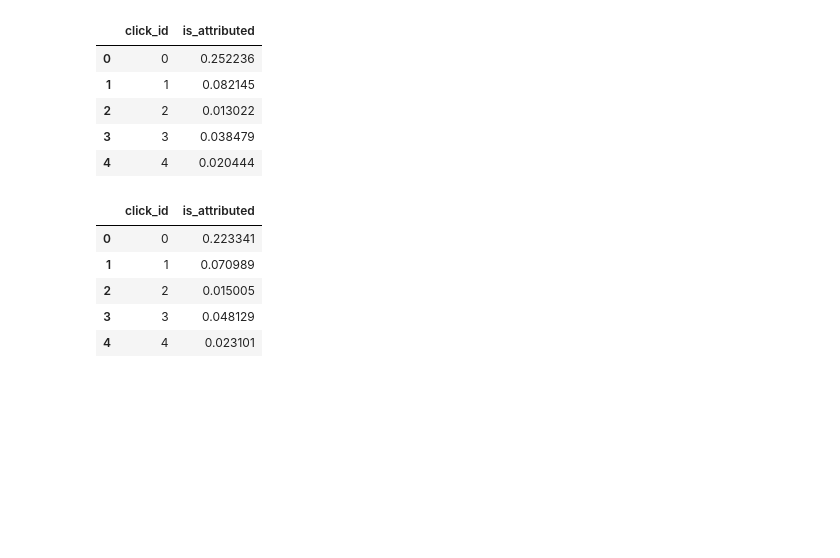
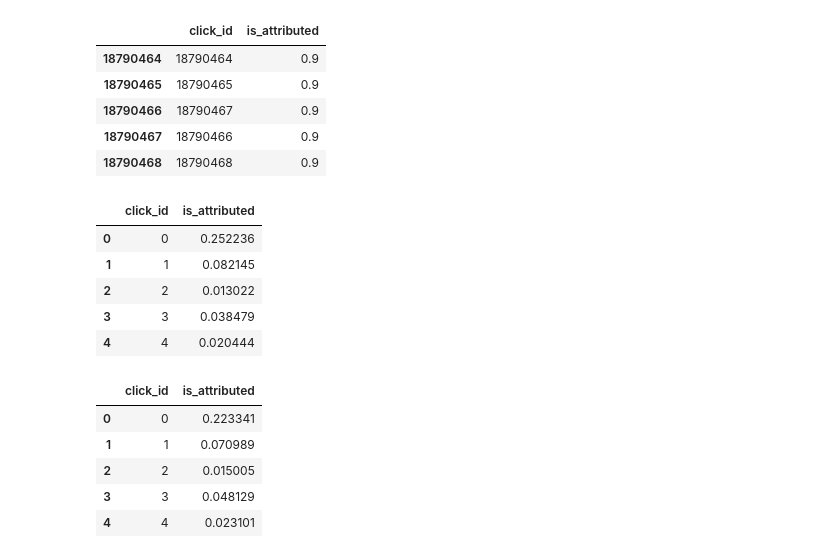
Before and after one commit to emmygold1/kaggle_proj, a Jupyter notebook: talking_data/notebooks/mixing.ipynb, the cells around one changed output. Cells and saved outputs as stored; diff of their text form; code cells hidden in the pictures; blank space fills up the shorter version.

```diff
--- a/talking_data/notebooks/mixing.ipynb
+++ b/talking_data/notebooks/mixing.ipynb
@@ -13,0 +14,11 @@ dat1.head()
+# %%
+dat1.iloc[3344125:, 1] = 0.9
+# %%
+dat1.tail()
+# %% [output]
+|  | click_id | is_attributed |
+| 18790464 | 18790464 | 0.9 |
+| 18790465 | 18790465 | 0.9 |
+| 18790466 | 18790467 | 0.9 |
+| 18790467 | 18790466 | 0.9 |
+| 18790468 | 18790468 | 0.9 |
```
Also changed, not shown: parts of 3 cells of this notebook, 1 other file.
